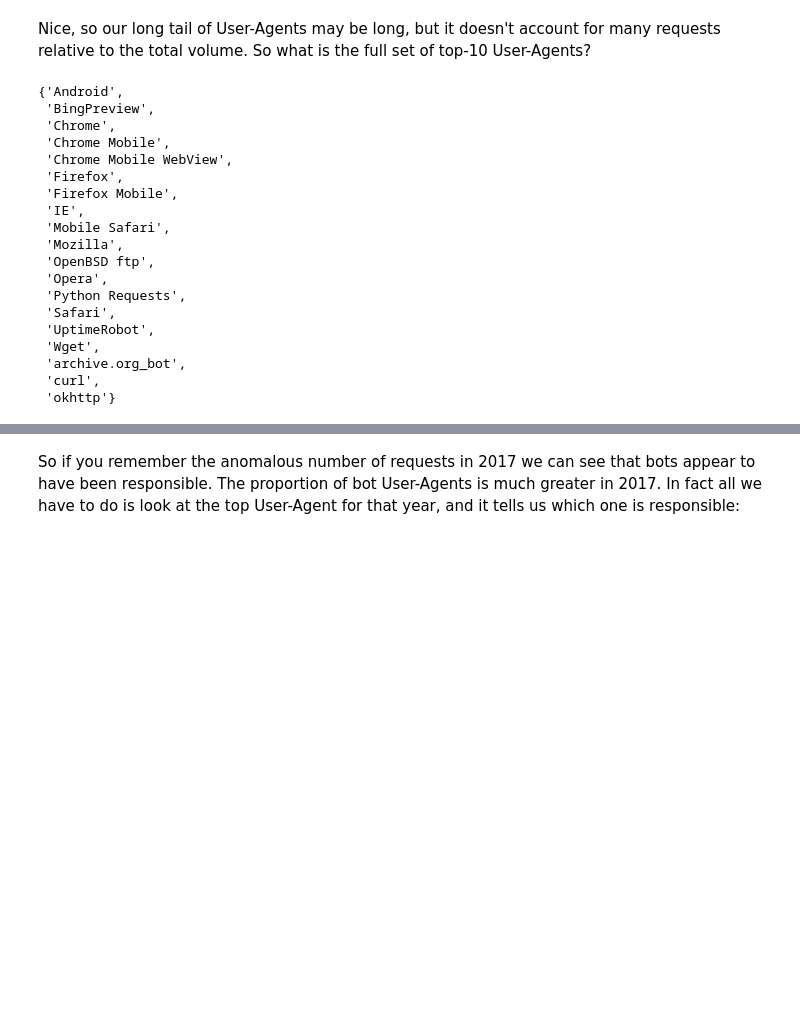
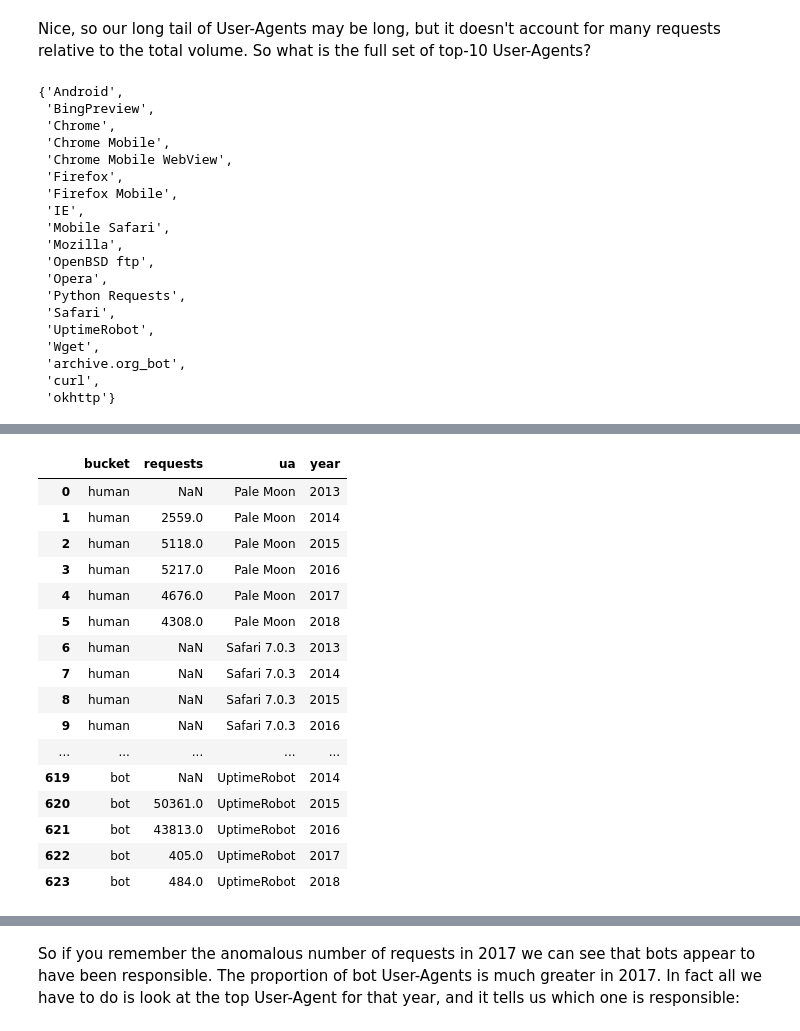
Before and after one commit to edsu/spn, a Jupyter notebook: notebooks/UserAgents.ipynb, the cells around one changed output, grey strips where cells are left out. Cells and saved outputs as stored; diff of their text form; code cells hidden in the pictures; blank space fills up the shorter version.

```diff
--- a/notebooks/UserAgents.ipynb
+++ b/notebooks/UserAgents.ipynb
@@ -506,0 +500,87 @@ bot_ratios
+# %%
+bots = [
+ 'AhrefsBot',
+ 'Apache-HttpClient',
+ 'AppEngine-Google',
+ 'CheckHost (http://check-host.net/)',
+ 'Coc Coc',
+ 'FUCKING CLOUDFLARE!',
+ 'Facebook',
+ 'FacebookBot',
+ 'HTTPClient/1.0 (2.3.4.1, ruby 1.9.3 (2014-05-14)) (via Wayback Save Page)',
+ 'Hatena Antenna/0.5 (http://a.hatena.ne.jp/help)',
+ 'Hatena Antenna/0.5 (http://a.hatena.ne.jp/help) (via Wayback Save Page)',
+ 'HeadlessChrome',
+ 'Java',
+ 'LinkArchiver twitter bot',
+ 'Mediapartners-Google',
+ 'Mobile Safari',
+ 'Mobile Safari UI/WKWebView',
+ 'OpenBSD ftp',
+ 'PHP/5.4',
+ 'Patterbot',
+ 'PhantomJS',
+ 'Pinterest',
+ 'Python Requests',
+ 'Python Wayback Backup API-Client',
+ 'Python-urllib',
+ 'Ruby',
+ 'Ruby (via Wayback Save Page)',
+ 'Scrapy',
+ 'SeaMonkey',
+ 'Source Rescuing Bot',
+ 'TweetSave/0.1 (+http://tweetsave.com/)',
+ 'URL Status Checker/0.1 (via Wayback Save Page)',
+ 'UptimeRobot',
+ 'Watchbot',
+ 'WebKit2HTML/1.0',
+ 'Wget',
+ 'WordPress',
+ 'archive.org_bot',
+ 'archiver',
+ 'curl',
+ 'diffengine/0.0.42 (+https://github.com/docnow/diffengine)',
+ 'diffengine/0.1.0 (+https://github.com/docnow/diffengine)',
+ 'haskell-HTTP/4000.2.17 (via Wayback Save Page)',
+ 'http://Anonymouse.org/ (Unix)',
+ 'libwww-perl',
+ 'mediawords bot',
+ 'okhttp',
+ 'sentry/8.18.0 (https://sentry.io)',
+ 'waybackmachinedownloader'
+]
+
+bot_ratios = {"ua": [], "bucket": [], "year": [], "requests": []}
+
+for ua in top_50_uas:
+    if ua in bots:
+        bucket = "bot"
+    else:
+        bucket = "human"
+    for year in range(2013, 2019):
+        y = str(year)
+        bot_ratios['ua'].append(ua)
+        bot_ratios['bucket'].append(bucket)
+        bot_ratios['year'].append(y)
+        bot_ratios['requests'].append(ua_fams.loc[ua][y])
+
+bot_ratios = pandas.DataFrame(bot_ratios)
+bot_ratios
+# %% [output]
+|  | bucket | requests | ua | year |
+| 0 | human | NaN | Pale Moon | 2013 |
+| 1 | human | 2559.0 | Pale Moon | 2014 |
+| 2 | human | 5118.0 | Pale Moon | 2015 |
+| 3 | human | 5217.0 | Pale Moon | 2016 |
+| 4 | human | 4676.0 | Pale Moon | 2017 |
+| 5 | human | 4308.0 | Pale Moon | 2018 |
+| 6 | human | NaN | Safari 7.0.3 | 2013 |
+| 7 | human | NaN | Safari 7.0.3 | 2014 |
+| 8 | human | NaN | Safari 7.0.3 | 2015 |
+| 9 | human | NaN | Safari 7.0.3 | 2016 |
+| ... | ... | ... | ... | ... |
+| 619 | bot | NaN | UptimeRobot | 2014 |
+| 620 | bot | 50361.0 | UptimeRobot | 2015 |
+| 621 | bot | 43813.0 | UptimeRobot | 2016 |
+| 622 | bot | 405.0 | UptimeRobot | 2017 |
+| 623 | bot | 484.0 | UptimeRobot | 2018 |
```
Also changed, not shown: parts of 21 cells of this notebook, 18 other files.
